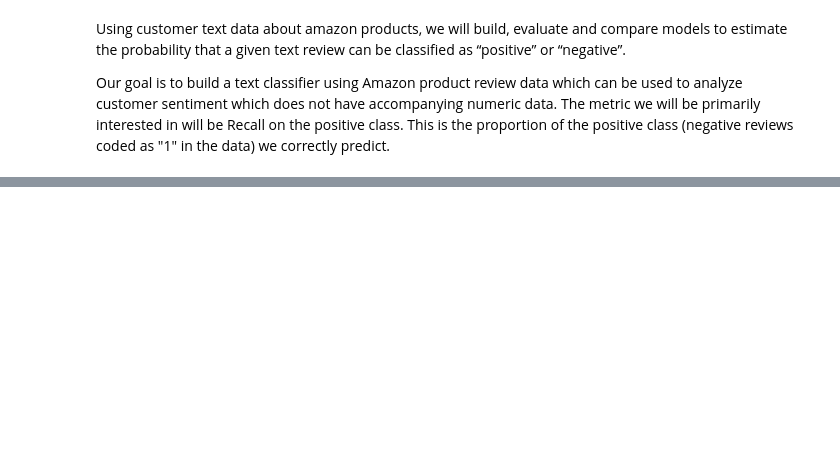
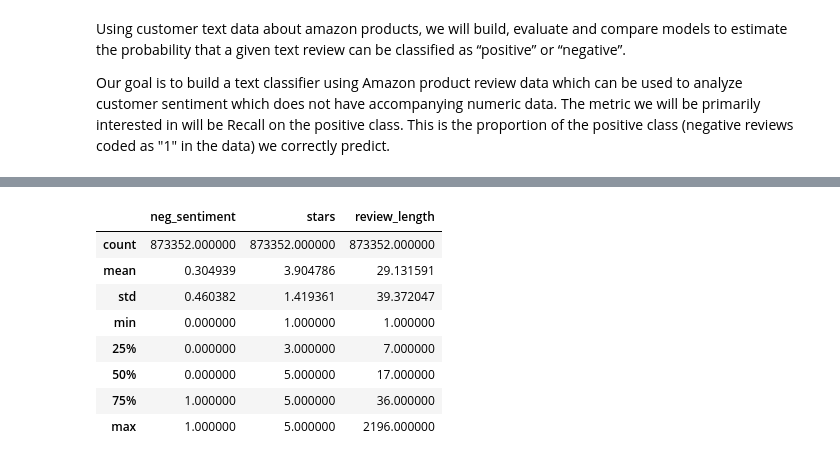
Before and after one commit to josephplpriest/springboard, a Jupyter notebook: capstone_projects/capstone_2/notebooks/04_Modeling.ipynb, the cells around one changed output, grey strips where cells are left out. Cells and saved outputs as stored; diff of their text form; code cells hidden in the pictures; blank space fills up the shorter version.

```diff
--- a/capstone_projects/capstone_2/notebooks/04_Modeling.ipynb
+++ b/capstone_projects/capstone_2/notebooks/04_Modeling.ipynb
@@ -50,0 +97,12 @@ Our goal is to build a text classifier using Amazon product review data which ca
+# %%
+fashion.describe()
+# %% [output]
+|  | neg_sentiment | stars | review_length |
+| count | 873352.000000 | 873352.000000 | 873352.000000 |
+| mean | 0.304939 | 3.904786 | 29.131591 |
+| std | 0.460382 | 1.419361 | 39.372047 |
+| min | 0.000000 | 1.000000 | 1.000000 |
+| 25% | 0.000000 | 3.000000 | 7.000000 |
+| 50% | 0.000000 | 5.000000 | 17.000000 |
+| 75% | 1.000000 | 5.000000 | 36.000000 |
+| max | 1.000000 | 5.000000 | 2196.000000 |
```
Also changed, not shown: parts of 31 cells of this notebook.
